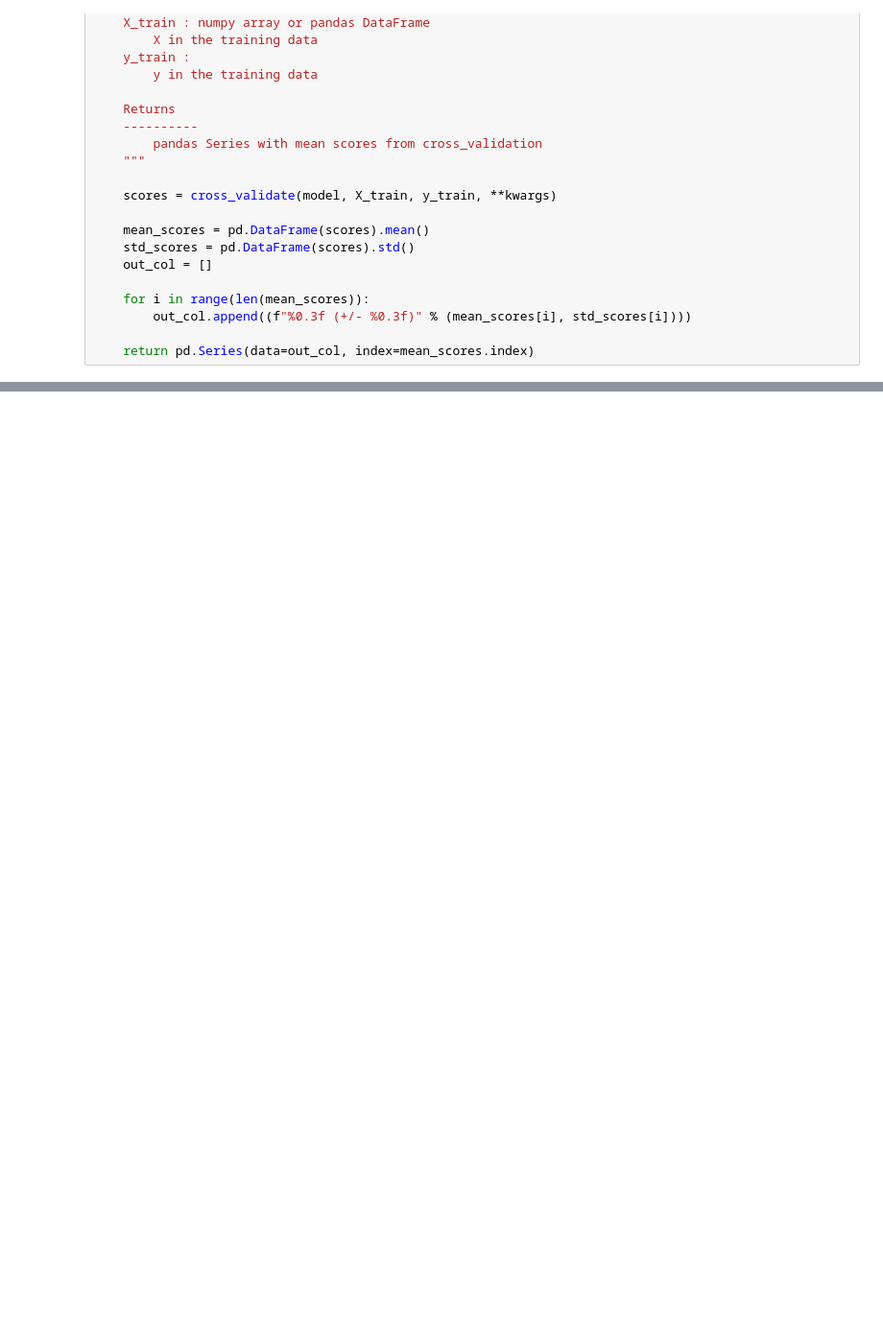
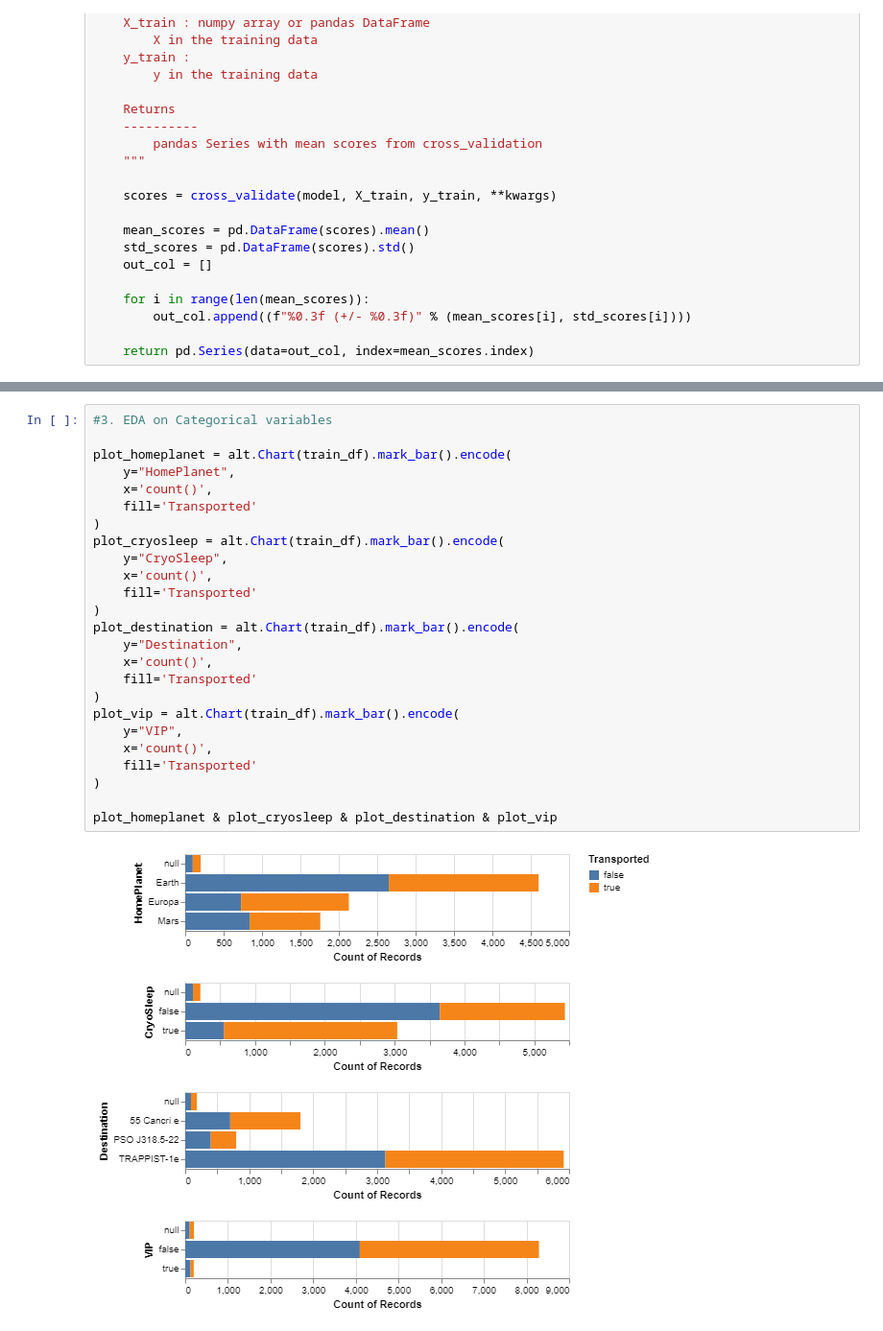
Before and after one commit to johnwslee/Spaceship_Titanic, a Jupyter notebook: spaceship_titanic.ipynb, the cells around one changed output, grey strips where cells are left out. Shown: that part at 96% size. Saved outputs shown, nothing was run; the diff lists cells and outputs as text; blank space fills up the shorter version.

```diff
--- a/spaceship_titanic.ipynb
+++ b/spaceship_titanic.ipynb
@@ -72,0 +202,27 @@ SyntaxError: invalid syntax (Temp/ipykernel_9924/3536203977.py, line 1)
+# %%
+#3. EDA on Categorical variables
+
+plot_homeplanet = alt.Chart(train_df).mark_bar().encode(
+    y="HomePlanet",
+    x='count()',
+    fill='Transported'
+)
+plot_cryosleep = alt.Chart(train_df).mark_bar().encode(
+    y="CryoSleep",
+    x='count()',
+    fill='Transported'
+)
+plot_destination = alt.Chart(train_df).mark_bar().encode(
+    y="Destination",
+    x='count()',
+    fill='Transported'
+)
+plot_vip = alt.Chart(train_df).mark_bar().encode(
+    y="VIP",
+    x='count()',
+    fill='Transported'
+)
+
+plot_homeplanet & plot_cryosleep & plot_destination & plot_vip
+# %% [output]
+[figure, added]
```
Also changed, not shown: parts of 18 cells of this notebook.
